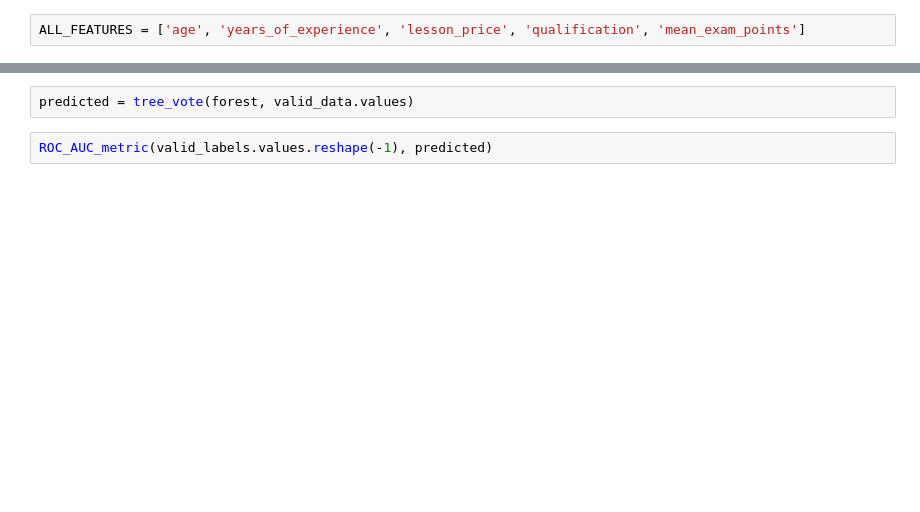
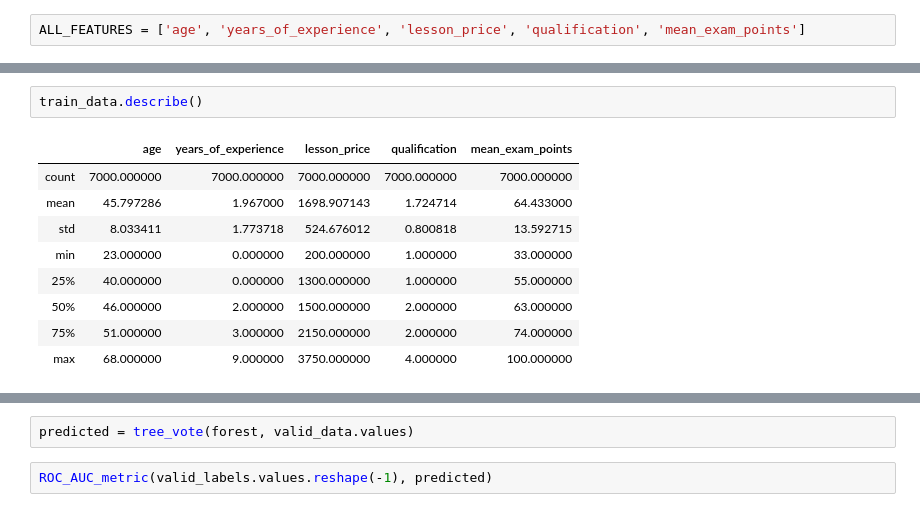
Before and after one commit to SergeyOS/GU_Data-analysis-algorithms, a Jupyter notebook: Project_choose-tutors.ipynb, the cells around one changed output, grey strips where cells are left out. Cells and saved outputs as stored; diff of their text form; blank space fills up the shorter version.

```diff
--- a/Project_choose-tutors.ipynb
+++ b/Project_choose-tutors.ipynb
@@ -345,0 +379,12 @@ train_data, valid_data, train_labels, valid_labels = model_selection.train_test_
+# %%
+train_data.describe()
+# %% [output]
+|  | age | years_of_experience | lesson_price | qualification | mean_exam_points |
+| count | 7000.000000 | 7000.000000 | 7000.000000 | 7000.000000 | 7000.000000 |
+| mean | 45.797286 | 1.967000 | 1698.907143 | 1.724714 | 64.433000 |
+| std | 8.033411 | 1.773718 | 524.676012 | 0.800818 | 13.592715 |
+| min | 23.000000 | 0.000000 | 200.000000 | 1.000000 | 33.000000 |
+| 25% | 40.000000 | 0.000000 | 1300.000000 | 1.000000 | 55.000000 |
+| 50% | 46.000000 | 2.000000 | 1500.000000 | 2.000000 | 63.000000 |
+| 75% | 51.000000 | 3.000000 | 2150.000000 | 2.000000 | 74.000000 |
+| max | 68.000000 | 9.000000 | 3750.000000 | 4.000000 | 100.000000 |
```
Also changed, not shown: parts of 16 cells of this notebook.
